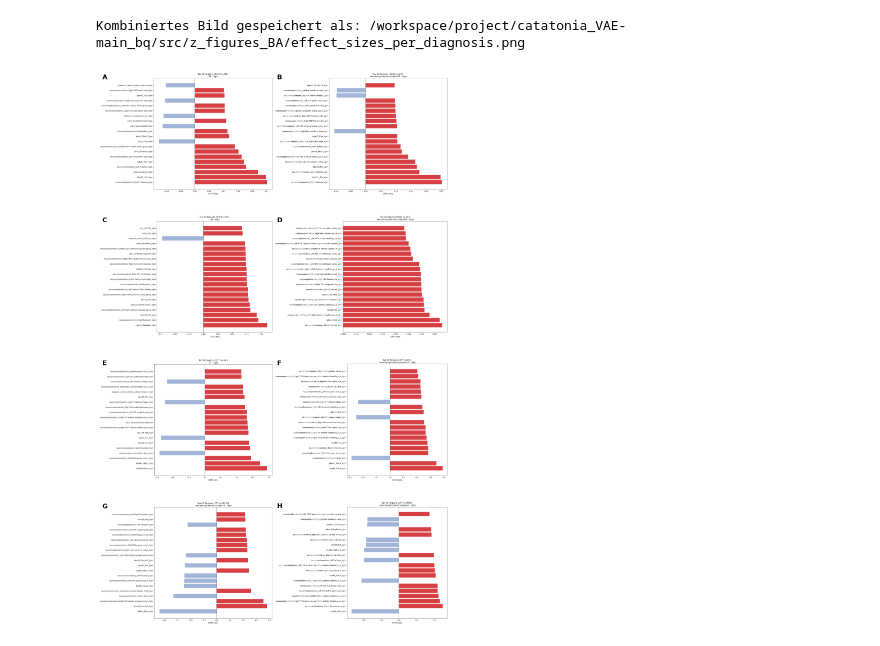
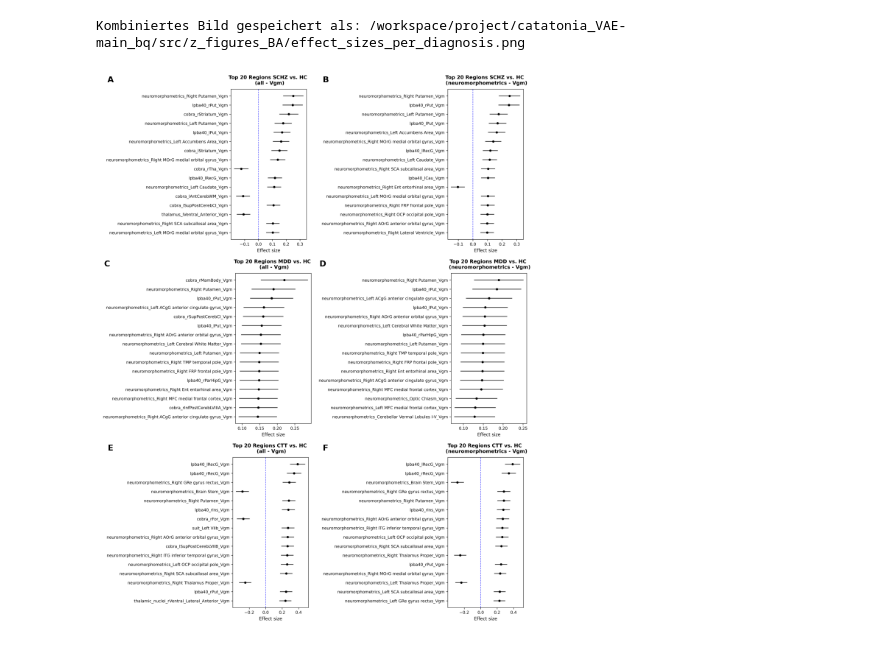
Before and after one commit to lisaduttenhoefer/BA_mriContrastVAE, a Jupyter notebook: project/catatonia_VAE-main_bq/src/figures_BA.ipynb, the cells around one changed output. Saved outputs shown, nothing was run; the diff lists cells and outputs as text; code cells hidden in the pictures.

```diff
--- a/project/catatonia_VAE-main_bq/src/figures_BA.ipynb
+++ b/project/catatonia_VAE-main_bq/src/figures_BA.ipynb
@@ -106,31 +100,29 @@ Kombiniertes Bild gespeichert als: /workspace/project/catatonia_VAE-main_bq/src/
 # %%
 
 image_paths = [
-    "/workspace/project/catatonia_VAE-main_bq/analysis/TESTING/deviation_results_norm_results_HC_V_g_m_all_20250601_2108_20250619_191926/figures/top_regions_cliffs_delta_SCHZ_vs_HC.png",
-    "/workspace/project/catatonia_VAE-main_bq/analysis/TESTING/deviation_results_norm_results_HC_V_g_m_neuromorphometrics_lpba40_20250619_1402_20250619_193846/figures/top_regions_cliffs_delta_SCHZ_vs_HC.png",
-    "/workspace/project/catatonia_VAE-main_bq/analysis/TESTING/deviation_results_norm_results_HC_V_g_m_all_20250601_2108_20250619_191926/figures/top_regions_cliffs_delta_MDD_vs_HC.png",
-    "/workspace/project/catatonia_VAE-main_bq/analysis/TESTING/deviation_results_norm_results_HC_V_g_m_neuromorphometrics_lpba40_20250619_1402_20250619_193846/figures/top_regions_cliffs_delta_MDD_vs_HC.png",
-    "/workspace/project/catatonia_VAE-main_bq/analysis/TESTING/deviation_results_norm_results_HC_V_g_m_all_20250601_2108_20250619_191926/figures/top_regions_cliffs_delta_CTT_vs_HC.png",
-    "/workspace/project/catatonia_VAE-main_bq/analysis/TESTING/deviation_results_norm_results_HC_V_g_m_neuromorphometrics_lpba40_20250619_1402_20250619_193846/figures/top_regions_cliffs_delta_CTT_vs_HC.png",
-    "/workspace/project/catatonia_VAE-main_bq/analysis/TESTING/deviation_results_norm_results_SCHZ_V_g_m_neuromorphometrics_lpba40_20250619_1716_20250619_200515/figures/top_regions_cliffs_delta_CTT_vs_SCHZ.png",
-    "/workspace/project/catatonia_VAE-main_bq/analysis/TESTING/deviation_results_norm_results_MDD_V_g_m_neuromorphometrics_lpba40_20250620_1859_20250620_191916/figures/top_regions_cliffs_delta_CTT_vs_MDD.png"
+    "/workspace/project/catatonia_VAE-main_bq/analysis/TESTING/deviation_results_norm_results_HC_V_g_m_all_20250601_2108_20250622_140930/figures/paper_style_SCHZ_vs_HC.png",
+    "/workspace/project/catatonia_VAE-main_bq/analysis/TESTING/deviation_results_norm_results_HC_V_g_m_neuromorphometrics_lpba40_20250619_1402_20250622_142308/figures/paper_style_SCHZ_vs_HC.png",
+    "/workspace/project/catatonia_VAE-main_bq/analysis/TESTING/deviation_results_norm_results_HC_V_g_m_all_20250601_2108_20250622_140930/figures/paper_style_MDD_vs_HC.png",
+    "/workspace/project/catatonia_VAE-main_bq/analysis/TESTING/deviation_results_norm_results_HC_V_g_m_neuromorphometrics_lpba40_20250619_1402_20250622_142308/figures/paper_style_MDD_vs_HC.png",
+    "/workspace/project/catatonia_VAE-main_bq/analysis/TESTING/deviation_results_norm_results_HC_V_g_m_all_20250601_2108_20250622_140930/figures/paper_style_CTT_vs_HC.png",
+    "/workspace/project/catatonia_VAE-main_bq/analysis/TESTING/deviation_results_norm_results_HC_V_g_m_neuromorphometrics_lpba40_20250619_1402_20250622_142308/figures/paper_style_CTT_vs_HC.png",
     ]
 
-# Entsprechende Titel für die Plots
-plot_titles = [
-    "Norm Diagnosis: HC",
-    "Norm Diagnosis: HC",
-    "Norm Diagnosis: HC",
-    "Norm Diagnosis: HC",
-    "Norm Diagnosis: HC",
-    "Norm Diagnosis: HC",
-    "Norm Diagnosis: SCHZ",
-    "Norm Diagnosis: MDD"
-]
+# # Entsprechende Titel für die Plots
+# plot_titles = [
+#     "Norm Diagnosis: HC",
+#     "Norm Diagnosis: HC",
+#     "Norm Diagnosis: HC",
+#     "Norm Diagnosis: HC",
+#     "Norm Diagnosis: HC",
+#     "Norm Diagnosis: HC",
+#     "Norm Diagnosis: SCHZ",
+#     "Norm Diagnosis: MDD"
+# ]
 
 num_images = len(image_paths)
 cols = 2#math.ceil(math.sqrt(num_images))  # Anzahl Spalten
-rows = 4#math.ceil(num_images / cols)      # Anzahl Zeilen
+rows = 3#math.ceil(num_images / cols)      # Anzahl Zeilen
 
 # Figsize dynamisch anpassen
 fig_width = cols * 6  # 6 Einheiten pro Spalte
@@ -142,7 +134,7 @@ for i, img_path in enumerate(image_paths):
     if i >= num_images:  # Sicherheitscheck
         break
     # Titel aus der vordefinierten Liste verwenden
-    plot_title = plot_titles[i]
+    #plot_title = plot_titles[i]
 
     img = Image.open(img_path)
 
@@ -158,32 +150,32 @@ for i, img_path in enumerate(image_paths):
     ax.axis("off")  # Achsen ausblenden
 
     # Subplot-Beschriftung mit A, B, C, D...
     subplot_label = string.ascii_uppercase[i]
     ax.text(0.02, 0.98, f'{subplot_label}', transform=ax.transAxes,
             fontsize=16, fontweight='bold', va='top', ha='left')
 
     #ax.set_title(f"{plot_title}", fontsize=14)
 
 # Leere Subplots ausblenden (falls num_images < rows*cols)
 if rows * cols > num_images:
     for i in range(num_images, rows * cols):
         if rows == 1:
             axes[i].axis('off') if cols > 1 else None
         elif cols == 1:
             axes[i].axis('off')
         else:
             axes[i // cols, i % cols].axis('off')
 
 
-plt.tight_layout(pad=0.01)  # Weniger Abstand zwischen Subplots
+plt.tight_layout(pad=0.05)  # Weniger Abstand zwischen Subplots
 
 # Speichere das kombinierte Bild
 output_filename = "/workspace/project/catatonia_VAE-main_bq/src/z_figures_BA/effect_sizes_per_diagnosis.png"
 plt.savefig(output_filename, dpi=300, bbox_inches='tight',
             facecolor='white', edgecolor='none')
 print(f"Kombiniertes Bild gespeichert als: {output_filename}")
 
 plt.show()
 # %% [output]
 Kombiniertes Bild gespeichert als: /workspace/project/catatonia_VAE-main_bq/src/z_figures_BA/effect_sizes_per_diagnosis.png
-[figure, old version]
+[figure, new version]
```
Also changed, not shown: parts of 4 cells of this notebook, 5 other files.
